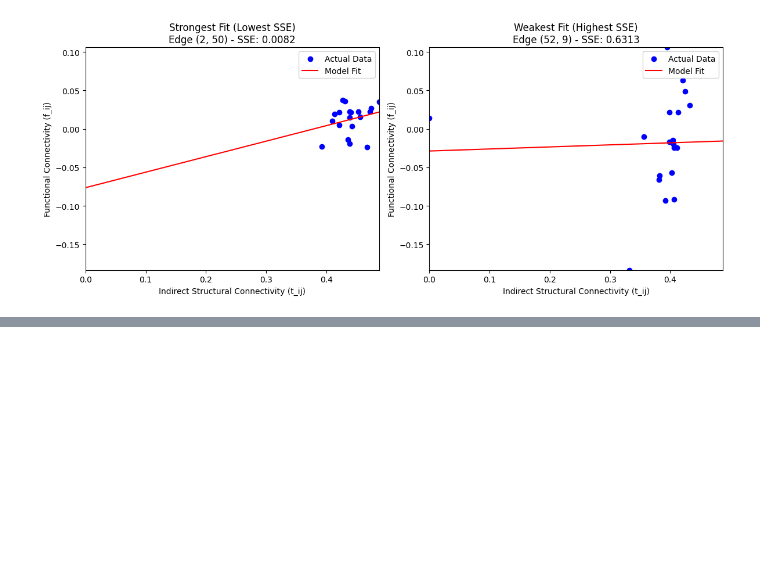
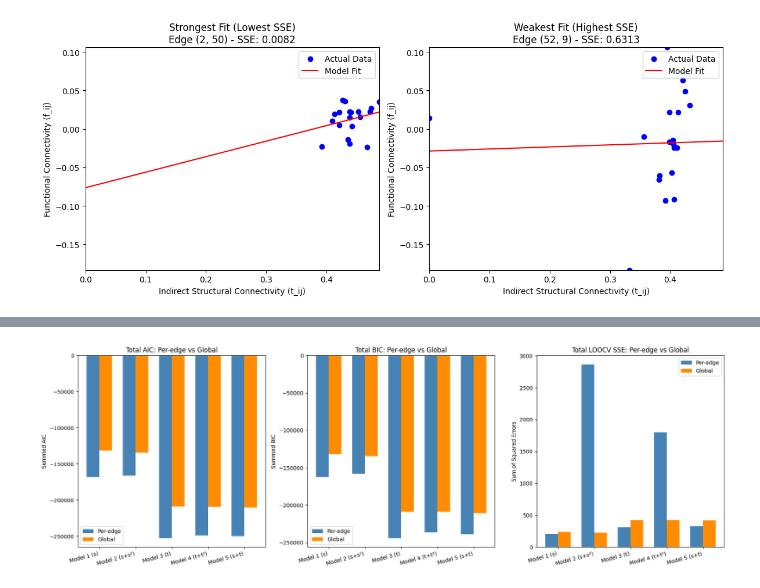
Before and after one commit to JamesHLS/Connectomes, a Jupyter notebook: Task2_3.ipynb, the cells around one changed output, grey strips where cells are left out. Drawn from its saved outputs; the diff is of its cells as text; code cells hidden in the pictures; blank space fills up the shorter version.

Commit message:
Add 2.4: global models and discussion

```diff
--- a/Task2_3.ipynb
+++ b/Task2_3.ipynb
@@ -408,0 +534,49 @@ else:
+# %%
+# Compare AIC, BIC, and LOOCV SSE between per-edge and global models
+per_edge_models = [model1_results, model2_results, model3_results, model4_results, model5_results]
+per_edge_sses   = [sse_model1,     sse_model2,     sse_model3,     sse_model4,     sse_model5]
+
+# Aggregate per-edge metrics: sum AIC/BIC across all edges, sum SSE across all edges
+per_edge_aic  = [sum(m.aic for m in res.values()) for res in per_edge_models]
+per_edge_bic  = [sum(m.bic for m in res.values()) for res in per_edge_models]
+per_edge_sse_total = [sum(sse.values()) for sse in per_edge_sses]
+
+global_aic = [m.aic for m in global_models]
+global_bic = [m.bic for m in global_models]
+
+x = np.arange(len(model_labels))
+width = 0.35
+
+fig, axes = plt.subplots(1, 3, figsize=(18, 6))
+
+# AIC
+axes[0].bar(x - width/2, per_edge_aic,  width, label='Per-edge', color='steelblue')
+axes[0].bar(x + width/2, global_aic,    width, label='Global',   color='darkorange')
+axes[0].set_title('Total AIC: Per-edge vs Global')
+axes[0].set_ylabel('Summed AIC')
+axes[0].set_xticks(x)
+axes[0].set_xticklabels(model_labels, rotation=15, ha='right')
+axes[0].legend()
+
+# BIC
+axes[1].bar(x - width/2, per_edge_bic,  width, label='Per-edge', color='steelblue')
+axes[1].bar(x + width/2, global_bic,    width, label='Global',   color='darkorange')
+axes[1].set_title('Total BIC: Per-edge vs Global')
+axes[1].set_ylabel('Summed BIC')
+axes[1].set_xticks(x)
+axes[1].set_xticklabels(model_labels, rotation=15, ha='right')
+axes[1].legend()
+
+# LOOCV SSE
+axes[2].bar(x - width/2, per_edge_sse_total, width, label='Per-edge', color='steelblue')
+axes[2].bar(x + width/2, global_sses,        width, label='Global',   color='darkorange')
+axes[2].set_title('Total LOOCV SSE: Per-edge vs Global')
+axes[2].set_ylabel('Sum of Squared Errors')
+axes[2].set_xticks(x)
+axes[2].set_xticklabels(model_labels, rotation=15, ha='right')
+axes[2].legend()
+
+plt.tight_layout()
+plt.show()
+# %% [output]
+[figure, added]
```
Also changed, not shown: parts of 5 cells of this notebook.
